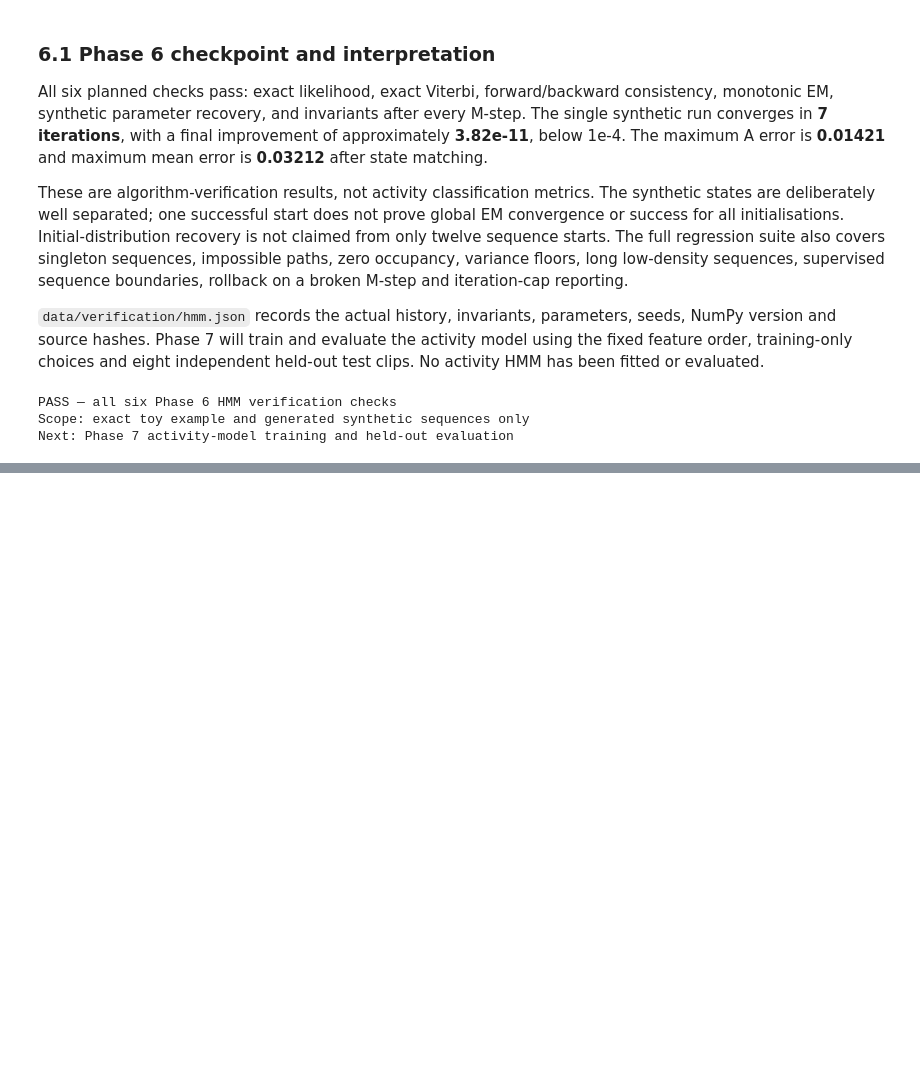
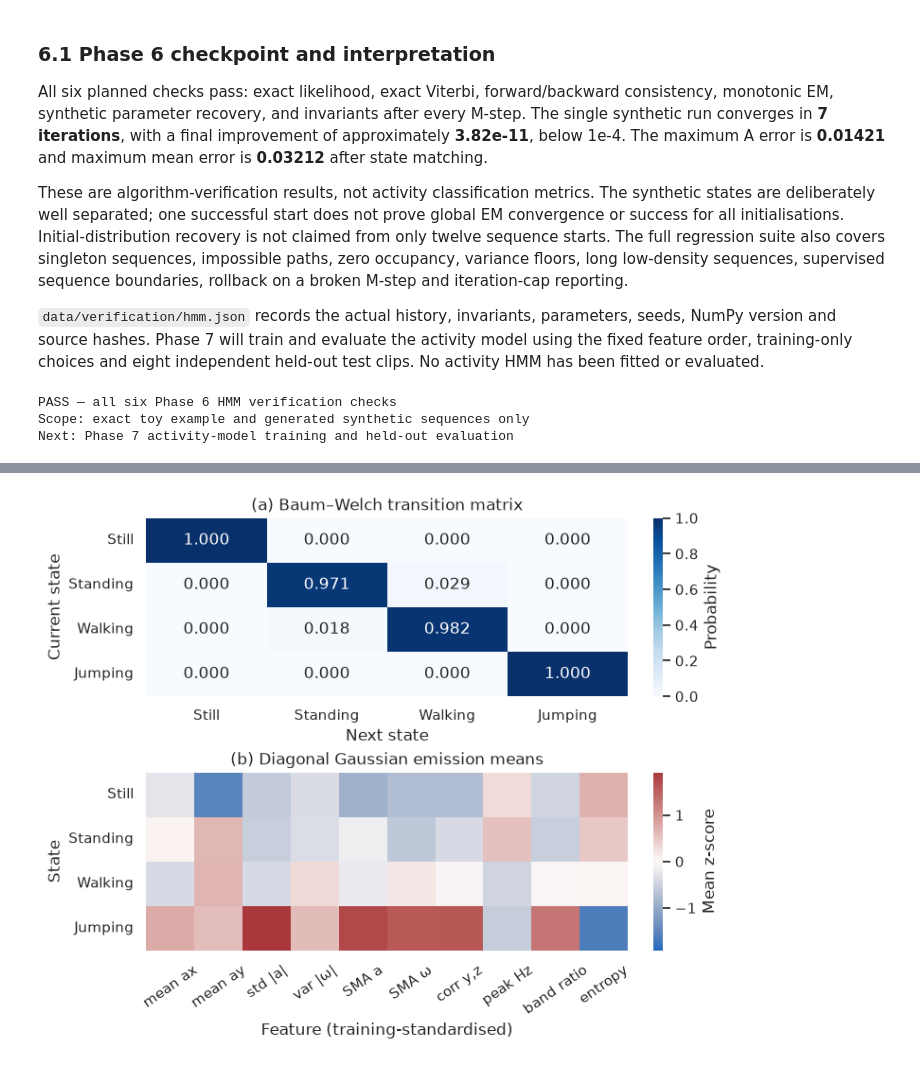
Before and after one commit to Hassan-Adelani-Luqman/hmm-elderly-activity-monitoring, a Jupyter notebook: notebooks/hmm_activity_recognition.ipynb, the cells around one changed output, grey strips where cells are left out. Cells and saved outputs as stored; diff of their text form; code cells hidden in the pictures; blank space fills up the shorter version.

```diff
--- a/notebooks/hmm_activity_recognition.ipynb
+++ b/notebooks/hmm_activity_recognition.ipynb
@@ -1095,0 +1394,7 @@ Next: Phase 7 activity-model training and held-out evaluation
+# %%
+report_figures = generate_figures(ROOT)
+plt.close("all")  # Display each saved figure only beneath its matching interpretation.
+display(report_figures["fig2_transition_emissions.png"])
+plt.close(report_figures["fig2_transition_emissions.png"])
+# %% [output]
+[figure, added]
```
Also changed, not shown: parts of 24 cells of this notebook, 6 other files.
